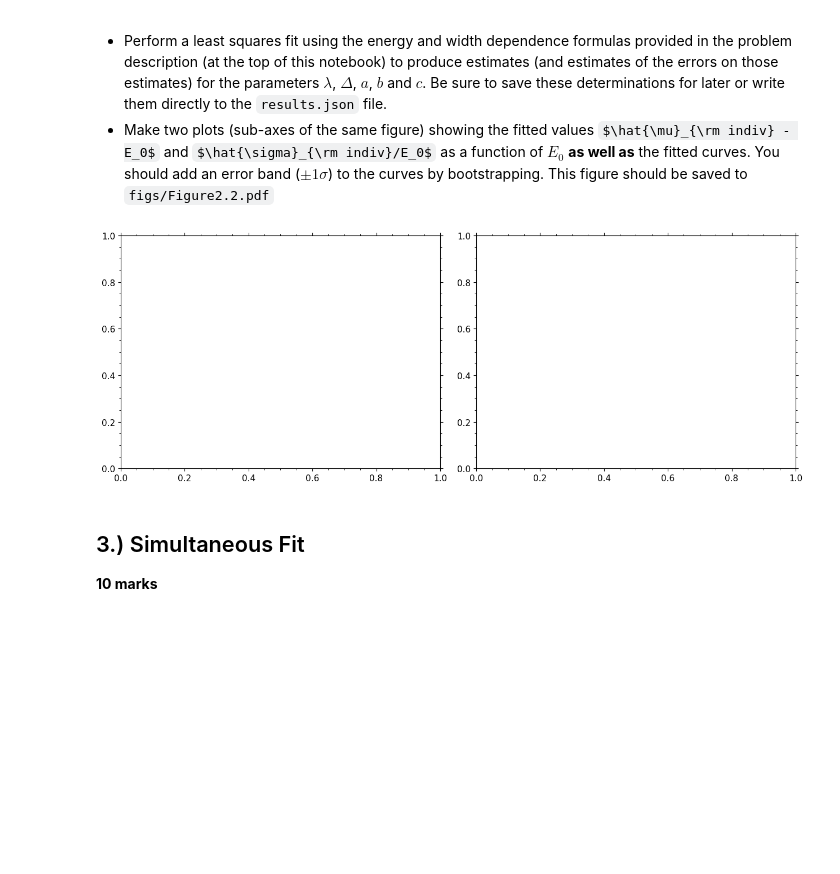
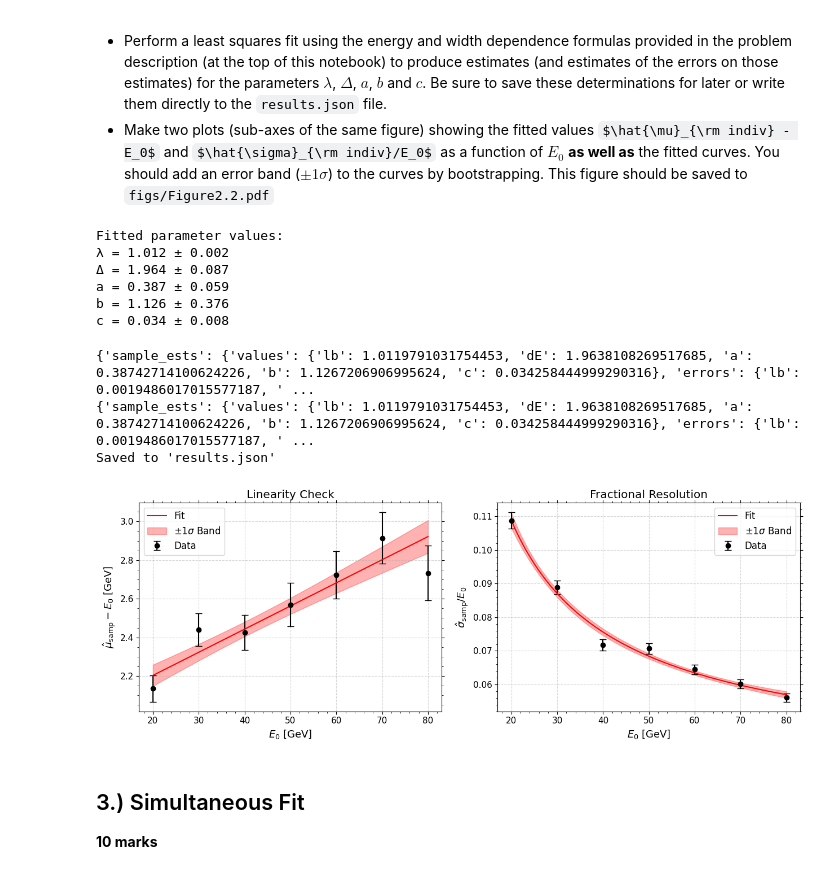
Before and after one commit to harveydgb/photon-detector-calibration, a Jupyter notebook: notebooks/solution.ipynb, the cells around one changed output. Drawn from its saved outputs; the diff is of its cells as text; code cells hidden in the pictures; some formulas as TeX source; blank space fills up the shorter version.

```diff
--- a/notebooks/solution.ipynb
+++ b/notebooks/solution.ipynb
@@ -116,13 +117,21 @@ fig.savefig('../figs/Figure2.1.pdf')
 - Perform a least squares fit using the energy and width dependence formulas provided in the problem description (at the top of this notebook) to produce estimates (and estimates of the errors on those estimates) for the parameters $\lambda$, $\Delta$, $a$, $b$ and $c$. Be sure to save these determinations for later or write them directly to the `results.json` file.
 - Make two plots (sub-axes of the same figure) showing the fitted values $\hat{\mu}_{\rm indiv} - E_0$ and $\hat{\sigma}_{\rm indiv}/E_0$ as a function of $E_0$ **as well as** the fitted curves. You should add an error band ($\pm 1\sigma$) to the curves by bootstrapping. This figure should be saved to `figs/Figure2.2.pdf`
 # %%
-fig, ax = plt.subplots(1, 2, figsize=(12.8, 4.8))
-
-# put your code here
+results, fig = q1.plot_fitted_sample_estimates(mle_results)
+q1.update_results_json(results,"individual_fits")
 
 fig.savefig("../figs/Figure2.2.pdf")
 # %% [output]
+Fitted parameter values:
+λ = 1.012 ± 0.002
+Δ = 1.964 ± 0.087
+a = 0.387 ± 0.059
+b = 1.126 ± 0.376
+c = 0.034 ± 0.008
+{'sample_ests': {'values': {'lb': 1.0119791031754453, 'dE': 1.9638108269517685, 'a': 0.38742714100624226, 'b': 1.1267206906995624, 'c': 0.034258444999290316}, 'errors': {'lb': 0.0019486017015577187, ' ...
+{'sample_ests': {'values': {'lb': 1.0119791031754453, 'dE': 1.9638108269517685, 'a': 0.38742714100624226, 'b': 1.1267206906995624, 'c': 0.034258444999290316}, 'errors': {'lb': 0.0019486017015577187, ' ...
+Saved to 'results.json'
-[figure, old version]
+[figure, new version]
 # %% [markdown]
 ## 3.) Simultaneous Fit
 **10 marks**
```
Also changed, not shown: parts of 3 cells of this notebook, 8 other files.
